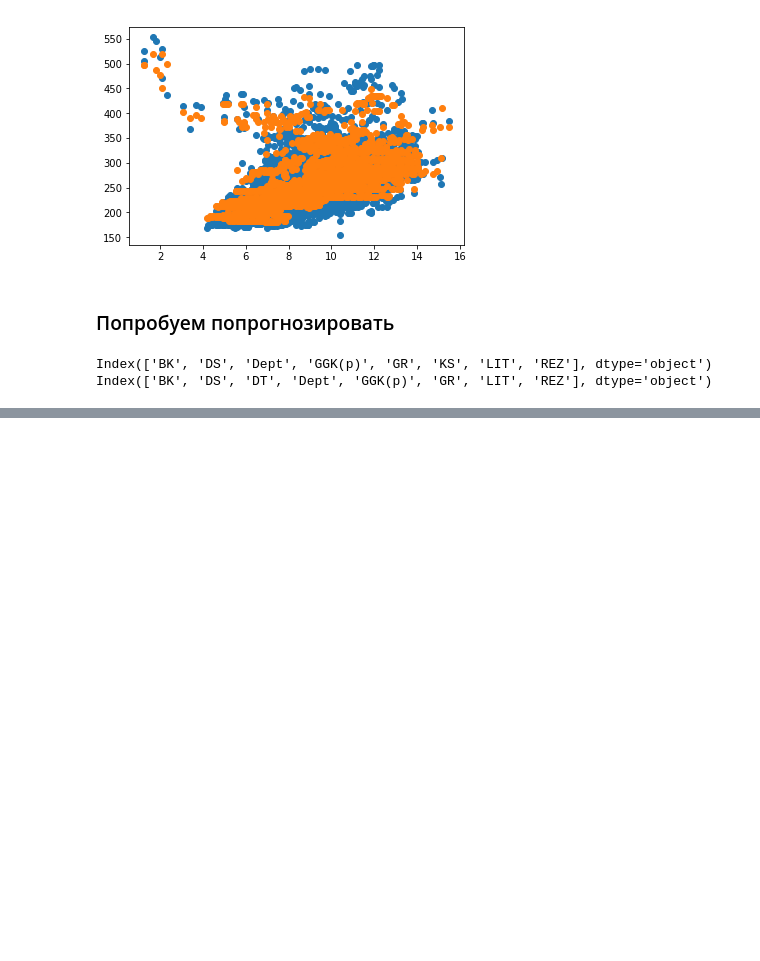
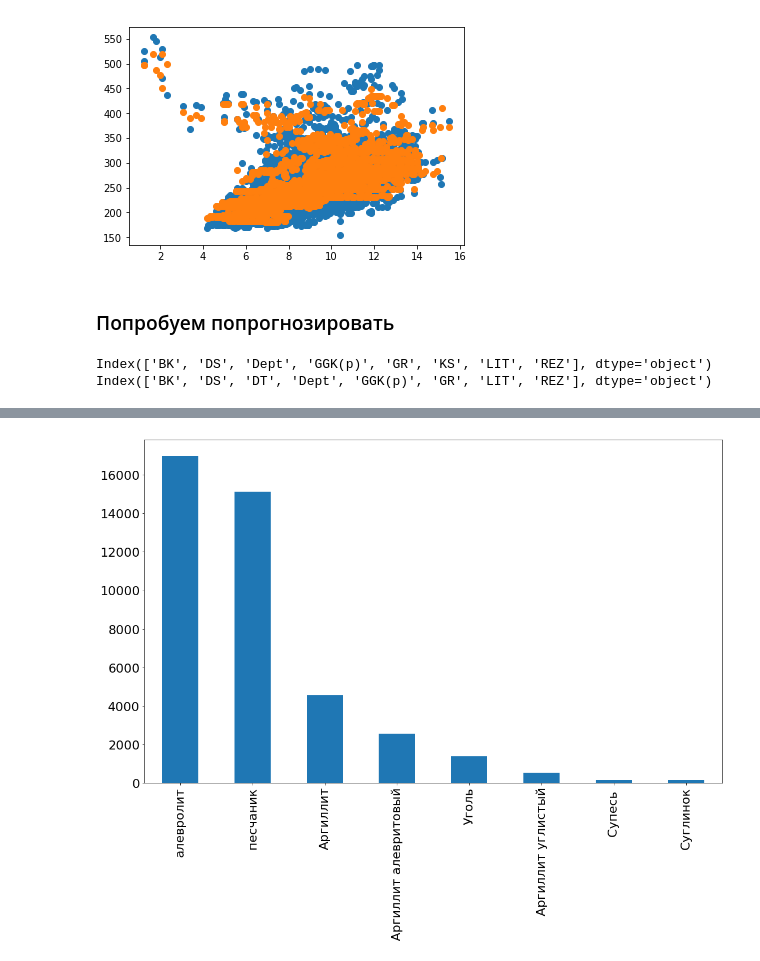
Before and after one commit to churnikov/carrot, a Jupyter notebook: nikita/digdes_data_analysis.ipynb, the cells around one changed output, grey strips where cells are left out. Saved outputs shown, nothing was run; the diff lists cells and outputs as text; code cells hidden in the pictures; blank space fills up the shorter version.

```diff
--- a/nikita/digdes_data_analysis.ipynb
+++ b/nikita/digdes_data_analysis.ipynb
@@ -6 +12,3 @@ import seaborn as sns
 %matplotlib inline
+# %%
+mpl.rcParams.update({'font.size': 22})
@@ -859,0 +939,7 @@ avg / total       0.53      0.51      0.48     24909
+# %%
+plt.figure(figsize=(16, 13))
+dtf_first.dropna().LIT.apply(lambda x: lithology[x]).value_counts().plot(kind='bar')
+plt.tight_layout()
+plt.savefig('log-images/first-deposit-target-values.png')
+# %% [output]
+[figure, added]
```
Also changed, not shown: parts of 73 cells of this notebook.
